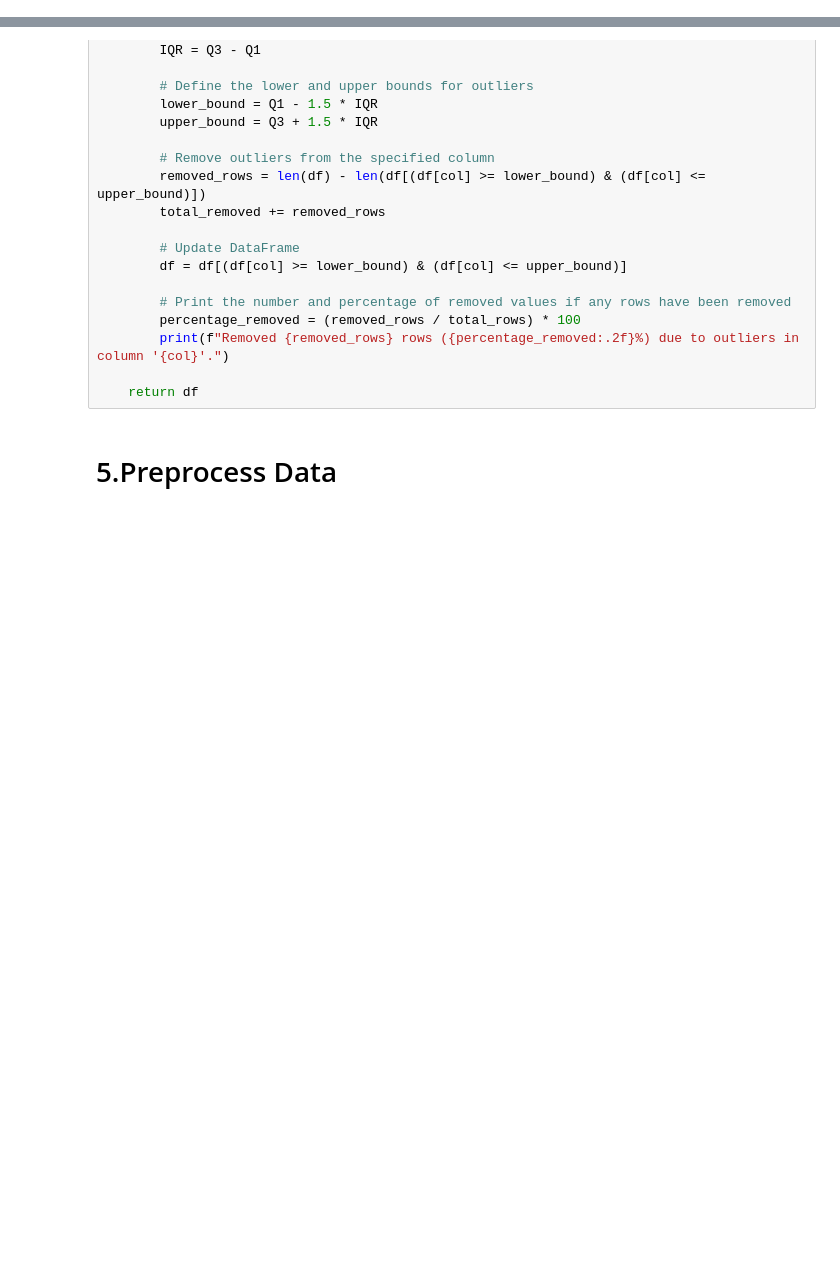
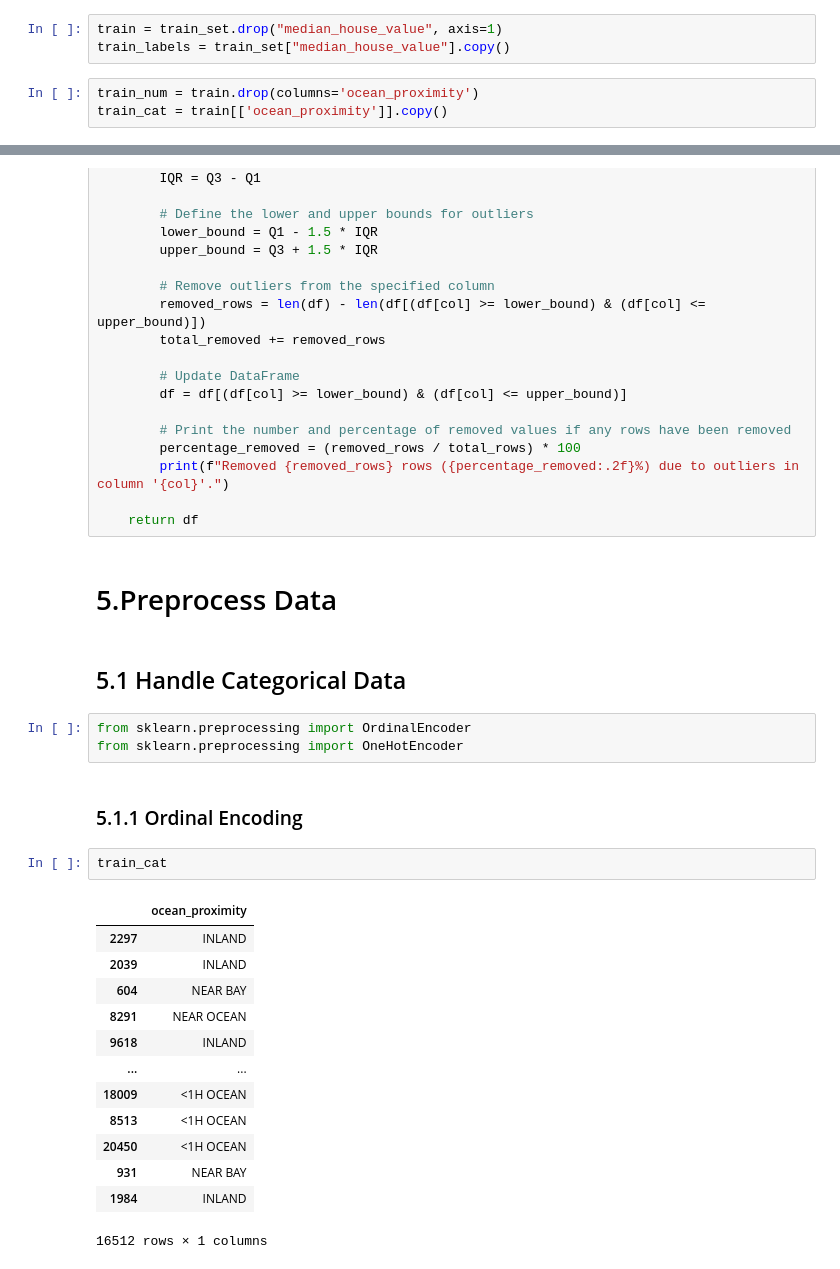
Before and after one commit to MarkPhamm/AI---ML, a Jupyter notebook: end-to-end.ipynb, the cells around one changed output, grey strips where cells are left out. Drawn from its saved outputs; the diff is of its cells as text; blank space fills up the shorter version.

Commit message:
update end to end encoding, feature scailing, ...

```diff
--- a/end-to-end.ipynb
+++ b/end-to-end.ipynb
@@ -591,4 +570,10 @@ plt.show()
 # %%
 from sklearn.impute import SimpleImputer
 imputer = SimpleImputer(strategy="median")
+# %%
+train = train_set.drop("median_house_value", axis=1)
+train_labels = train_set["median_house_value"].copy()
+# %%
+train_num = train.drop(columns='ocean_proximity')
+train_cat = train[['ocean_proximity']].copy()
 # %%
@@ -692,3 +669,26 @@ def remove_outliers(df, column_names=None):
     return df
 # %% [markdown]
 # 5.Preprocess Data
+# %% [markdown]
+## 5.1 Handle Categorical Data
+# %%
+from sklearn.preprocessing import OrdinalEncoder
+from sklearn.preprocessing import OneHotEncoder
+# %% [markdown]
+### 5.1.1 Ordinal Encoding
+# %%
+train_cat
+# %% [output]
+|  | ocean_proximity |
+| 2297 | INLAND |
+| 2039 | INLAND |
+| 604 | NEAR BAY |
+| 8291 | NEAR OCEAN |
+| 9618 | INLAND |
+| ... | ... |
+| 18009 | <1H OCEAN |
+| 8513 | <1H OCEAN |
+| 20450 | <1H OCEAN |
+| 931 | NEAR BAY |
+| 1984 | INLAND |
+16512 rows × 1 columns
```
Also changed, not shown: parts of 75 cells of this notebook, 2 other files.
